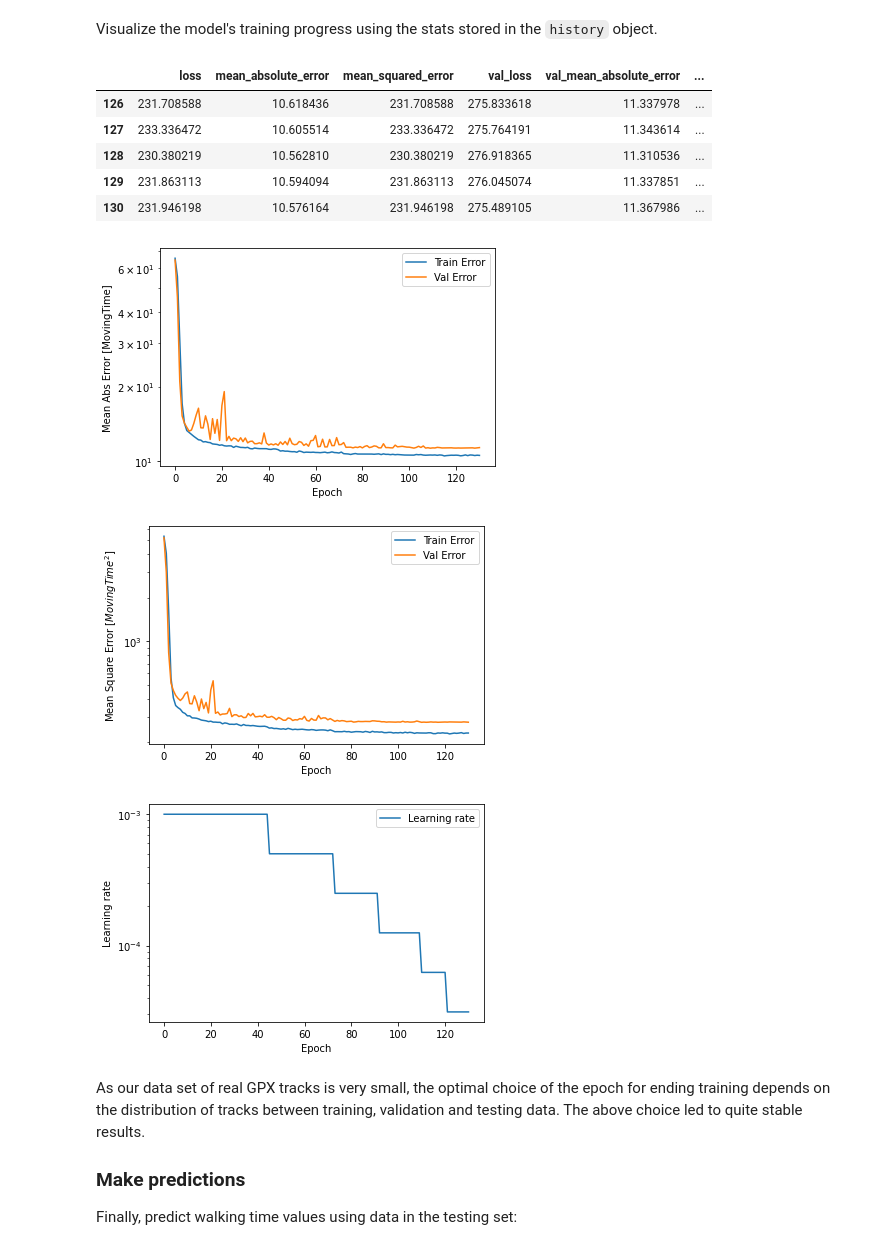
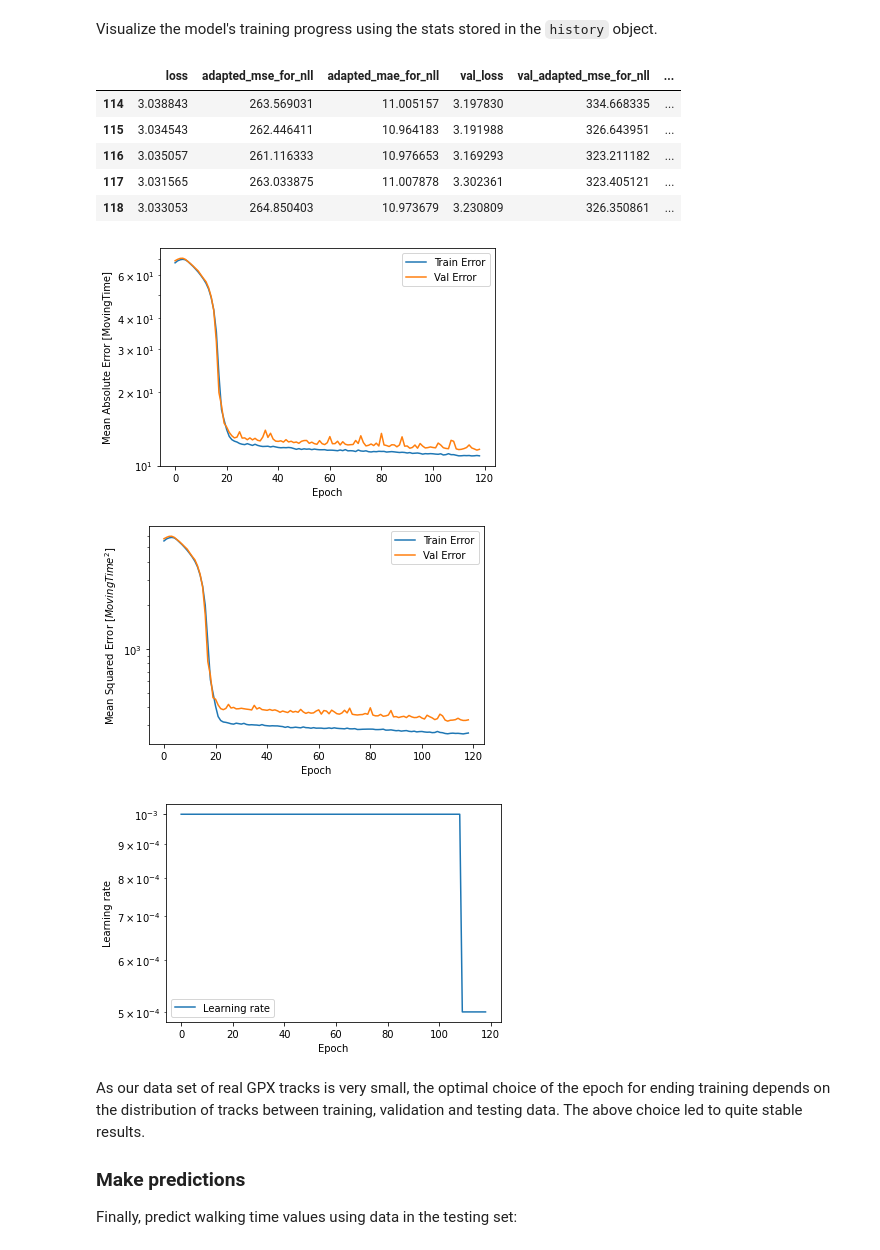
Before and after one commit to ae137/HikingTimePredictor, a Jupyter notebook: hikingTimeRegression_v3.ipynb, the cells around one changed output. Cells and saved outputs as stored; diff of their text form; code cells hidden in the pictures.

Commit message:
Train models with negative log likelihood loss and improve inference

```diff
--- a/hikingTimeRegression_v3.ipynb
+++ b/hikingTimeRegression_v3.ipynb
@@ -150,13 +151,13 @@ learning_rate = 0.001
 batch_size = 256
 
 def build_model():
-    stat_inputs = layers.Input(shape=(normed_train_data.shape[1],), name='StatInput')
+    stat_inputs = layers.Input(shape=(normed_train_data.shape[1],), name='statistics_input')
     stat_dense1 = layers.Dense(16, activation=tf.nn.relu)(stat_inputs)
     stat_dense2 = layers.Dense(16, activation=tf.nn.relu)(stat_dense1)
     stat_dense3 = layers.Dense(16, activation=tf.nn.relu)(stat_dense2)
     stat_dense4 = layers.Dense(16, activation=tf.nn.relu)(stat_dense3)
 
-    path_inputs = layers.Input(shape=path_features_shape, name='PathInputs')
+    path_inputs = layers.Input(shape=path_features_shape, name='path_inputs')
     conv1 = layers.Conv1D(filters=6, kernel_size=3, padding='same', activation=tf.nn.relu)(path_inputs)
     conv2 = layers.Conv1D(filters=12, kernel_size=3, padding='same', activation=tf.nn.relu)(conv1)
     bn1 = layers.BatchNormalization()(conv2)
@@ -174,16 +175,23 @@ def build_model():
     dense1 = layers.Dense(32, activation=tf.nn.relu)(concat)
     dense2 = layers.Dense(32, activation=tf.nn.relu)(dense1)
 
-    outputs = layers.Dense(len(train_labels.keys()), activation=None)(dense2)
+    assert len(train_labels.keys()) == 1
+    outputs = layers.Dense(2, activation=None)(dense2)
 
-    model = models.Model(inputs=[stat_inputs, path_inputs], outputs=outputs)
-
-    optimizer = tf.keras.optimizers.RMSprop(learning_rate=learning_rate)
-
-    model.compile(loss='mean_squared_error',
-                  optimizer=optimizer,
-                  metrics=['mean_absolute_error', 'mean_squared_error'])
-    return model
+    return models.Model(inputs=[stat_inputs, path_inputs], outputs=outputs)
 
 model = build_model()
+
+optimizer = tf.keras.optimizers.RMSprop(learning_rate=learning_rate)
+
+# metrics = metrics=[tf.keras.metrics.MeanSquaredError(), tf.keras.metrics.MeanAbsoluteError()]
+# loss = tf.keras.losses.MeanSquaredError()
+metrics = [nn_ue.metrics.AdaptedMseForNllOutput(), nn_ue.metrics.AdaptedMaeForNllOutput()]
+loss = nn_ue.losses.NegativeLogLikelihoodLoss()
+
+model.compile(
+    optimizer=optimizer,
+    loss=loss,
+    metrics=metrics
+)
 # %% [output]
@@ -291,18 +288,18 @@ hist = pd.DataFrame(history.history)
 hist['epoch'] = history.epoch
 hist.tail()
 # %% [output]
-|  | loss | mean_absolute_error | mean_squared_error | val_loss | val_mean_absolute_error | ... |
-| 126 | 231.708588 | 10.618436 | 231.708588 | 275.833618 | 11.337978 | ... |
-| 127 | 233.336472 | 10.605514 | 233.336472 | 275.764191 | 11.343614 | ... |
-| 128 | 230.380219 | 10.562810 | 230.380219 | 276.918365 | 11.310536 | ... |
-| 129 | 231.863113 | 10.594094 | 231.863113 | 276.045074 | 11.337851 | ... |
-| 130 | 231.946198 | 10.576164 | 231.946198 | 275.489105 | 11.367986 | ... |
+|  | loss | adapted_mse_for_nll | adapted_mae_for_nll | val_loss | val_adapted_mse_for_nll | ... |
+| 114 | 3.038843 | 263.569031 | 11.005157 | 3.197830 | 334.668335 | ... |
+| 115 | 3.034543 | 262.446411 | 10.964183 | 3.191988 | 326.643951 | ... |
+| 116 | 3.035057 | 261.116333 | 10.976653 | 3.169293 | 323.211182 | ... |
+| 117 | 3.031565 | 263.033875 | 11.007878 | 3.302361 | 323.405121 | ... |
+| 118 | 3.033053 | 264.850403 | 10.973679 | 3.230809 | 326.350861 | ... |
 # %%
-utils.plot_history(history)
+utils.plot_history(history, metrics[0].name, metrics[1].name)
 # %% [output]
-[figure, old version]
+[figure, new version]
-[figure, old version]
+[figure, new version]
-[figure, old version]
+[figure, new version]
 # %% [markdown]
 As our data set of real GPX tracks is very small, the optimal choice of the epoch for ending training depends on the distribution of tracks between training, validation and testing data. The above choice led to quite stable results.
 
```
Also changed, not shown: parts of 17 cells of this notebook, 16 other files.
